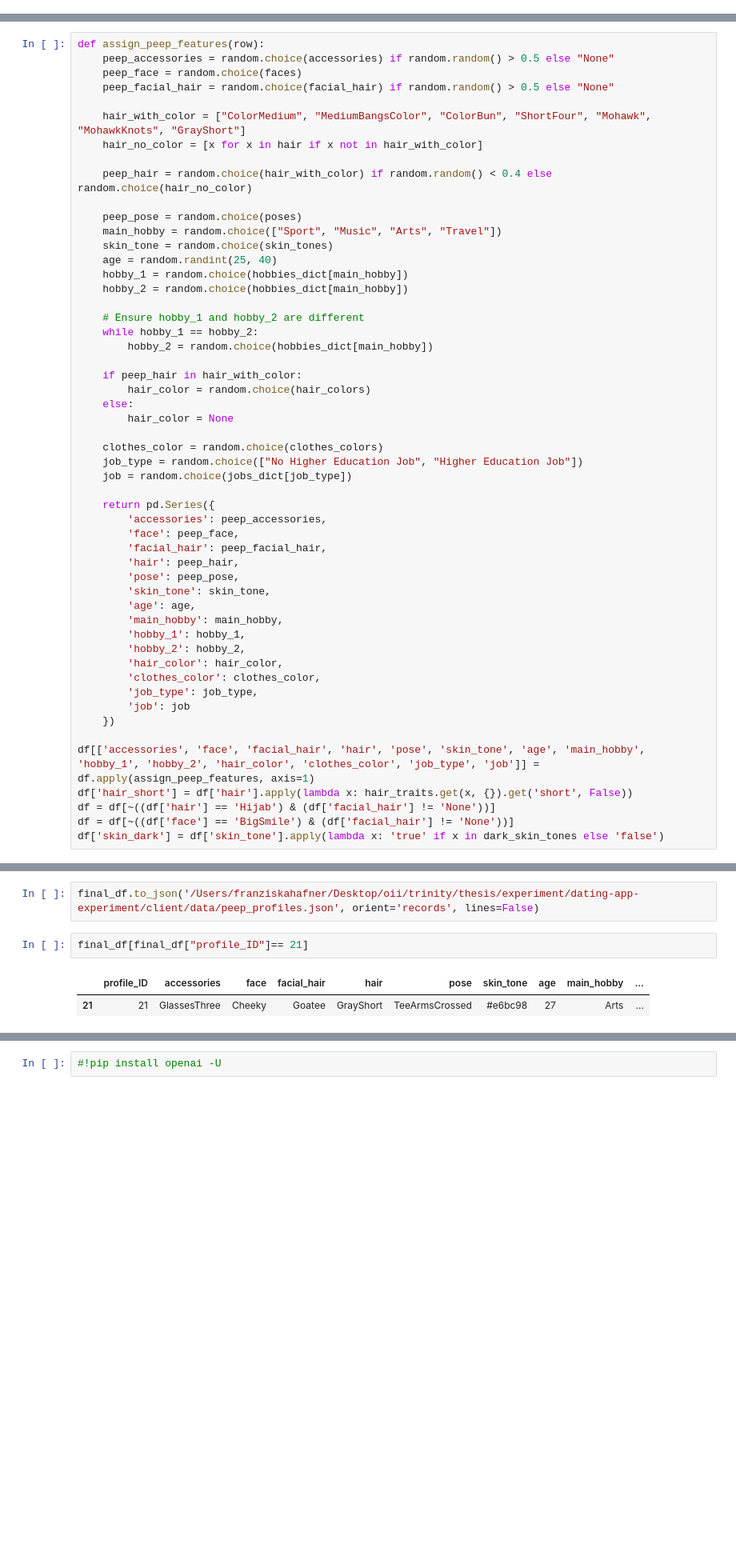
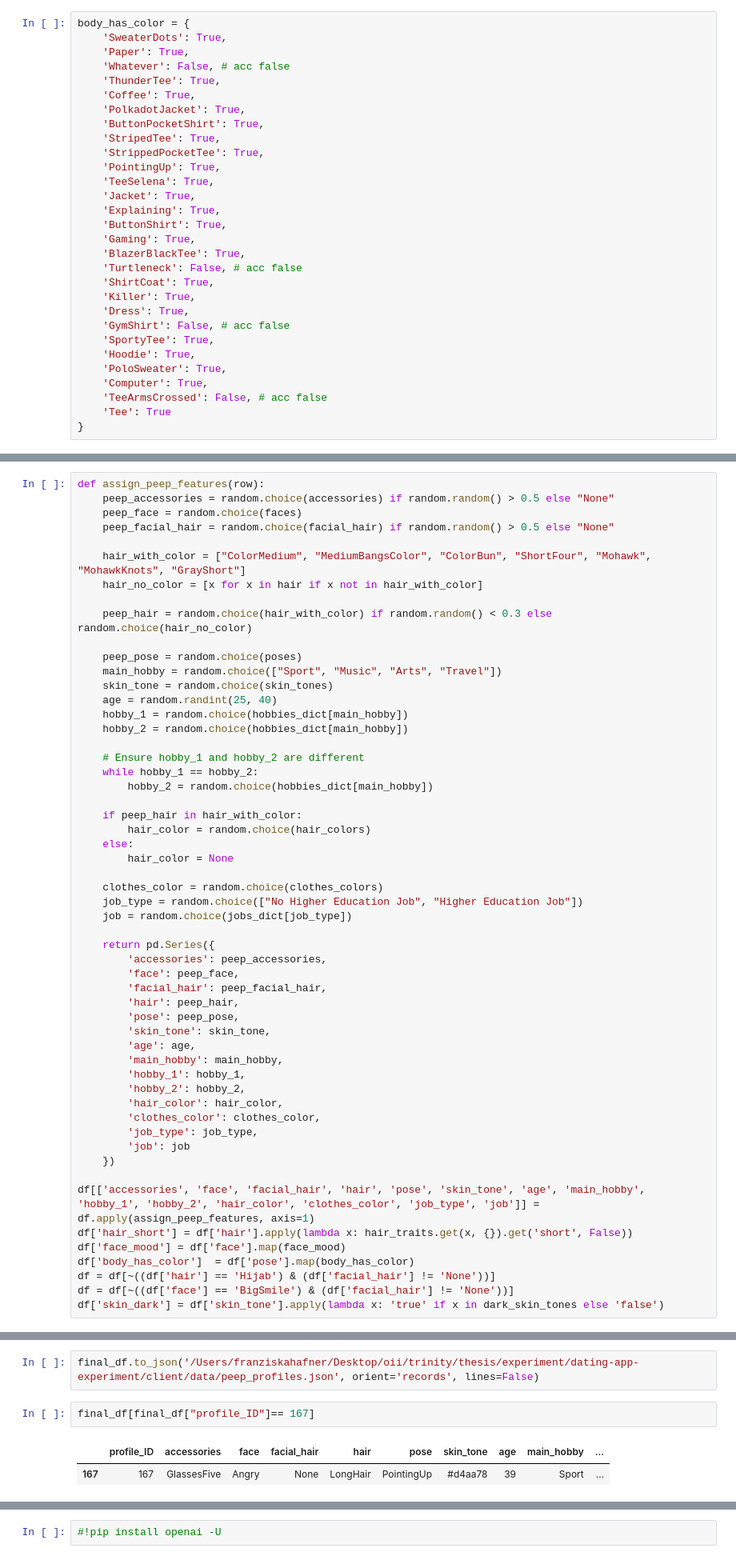
Before and after one commit to sofiahafner/dating-app-experiment, a Jupyter notebook: profiles/ProfileCreation.ipynb, the cells around one changed output, grey strips where cells are left out. Shown at 80% size. Cells and saved outputs as stored; diff of their text form; blank space fills up the shorter version.

```diff
--- a/profiles/ProfileCreation.ipynb
+++ b/profiles/ProfileCreation.ipynb
@@ -242,0 +279,30 @@ hair_traits = {
+# %%
+body_has_color = {
+    'SweaterDots': True,
+    'Paper': True,
+    'Whatever': False, # acc false
+    'ThunderTee': True,
+    'Coffee': True,
+    'PolkadotJacket': True,
+    'ButtonPocketShirt': True,
+    'StripedTee': True,
+    'StrippedPocketTee': True,
+    'PointingUp': True,
+    'TeeSelena': True,
+    'Jacket': True,
+    'Explaining': True,
+    'ButtonShirt': True,
+    'Gaming': True,
+    'BlazerBlackTee': True,
+    'Turtleneck': False, # acc false
+    'ShirtCoat': True,
+    'Killer': True,
+    'Dress': True,
+    'GymShirt': False, # acc false
+    'SportyTee': True,
+    'Hoodie': True,
+    'PoloSweater': True,
+    'Computer': True,
+    'TeeArmsCrossed': False, # acc false
+    'Tee': True
+}
@@ -329,7 +401,7 @@ def assign_peep_features(row):
     hair_with_color = ["ColorMedium", "MediumBangsColor", "ColorBun", "ShortFour", "Mohawk", "MohawkKnots", "GrayShort"]
     hair_no_color = [x for x in hair if x not in hair_with_color]
 
-    peep_hair = random.choice(hair_with_color) if random.random() < 0.4 else random.choice(hair_no_color)
+    peep_hair = random.choice(hair_with_color) if random.random() < 0.3 else random.choice(hair_no_color)
 
     peep_pose = random.choice(poses)
     main_hobby = random.choice(["Sport", "Music", "Arts", "Travel"])
@@ -370,6 +442,8 @@ def assign_peep_features(row):
 
 df[['accessories', 'face', 'facial_hair', 'hair', 'pose', 'skin_tone', 'age', 'main_hobby', 'hobby_1', 'hobby_2', 'hair_color', 'clothes_color', 'job_type', 'job']] = df.apply(assign_peep_features, axis=1)
 df['hair_short'] = df['hair'].apply(lambda x: hair_traits.get(x, {}).get('short', False))
+df['face_mood'] = df['face'].map(face_mood)
+df['body_has_color']  = df['pose'].map(body_has_color)
 df = df[~((df['hair'] == 'Hijab') & (df['facial_hair'] != 'None'))]
 df = df[~((df['face'] == 'BigSmile') & (df['facial_hair'] != 'None'))]
 df['skin_dark'] = df['skin_tone'].apply(lambda x: 'true' if x in dark_skin_tones else 'false')
@@ -457,7 +531,7 @@ final_df
 # %%
 final_df.to_json('/Users/franziskahafner/Desktop/oii/trinity/thesis/experiment/dating-app-experiment/client/data/peep_profiles.json', orient='records', lines=False)
 # %%
-final_df[final_df["profile_ID"]== 21]
+final_df[final_df["profile_ID"]== 167]
 # %% [output]
 |  | profile_ID | accessories | face | facial_hair | hair | pose | skin_tone | age | main_hobby | ... |
-| 21 | 21 | GlassesThree | Cheeky | Goatee | GrayShort | TeeArmsCrossed | #e6bc98 | 27 | Arts | ... |
+| 167 | 167 | GlassesFive | Angry | None | LongHair | PointingUp | #d4aa78 | 39 | Sport | ... |
```
Also changed, not shown: parts of 9 cells of this notebook, 2 other files.
